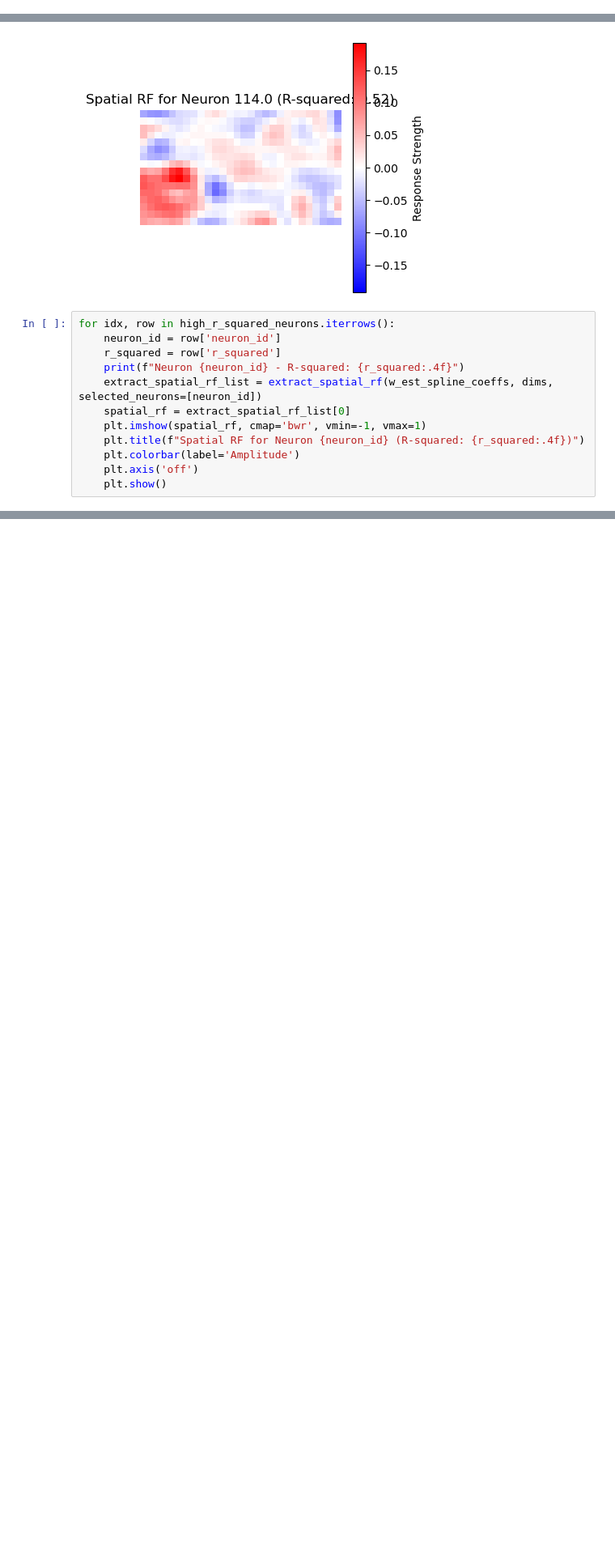
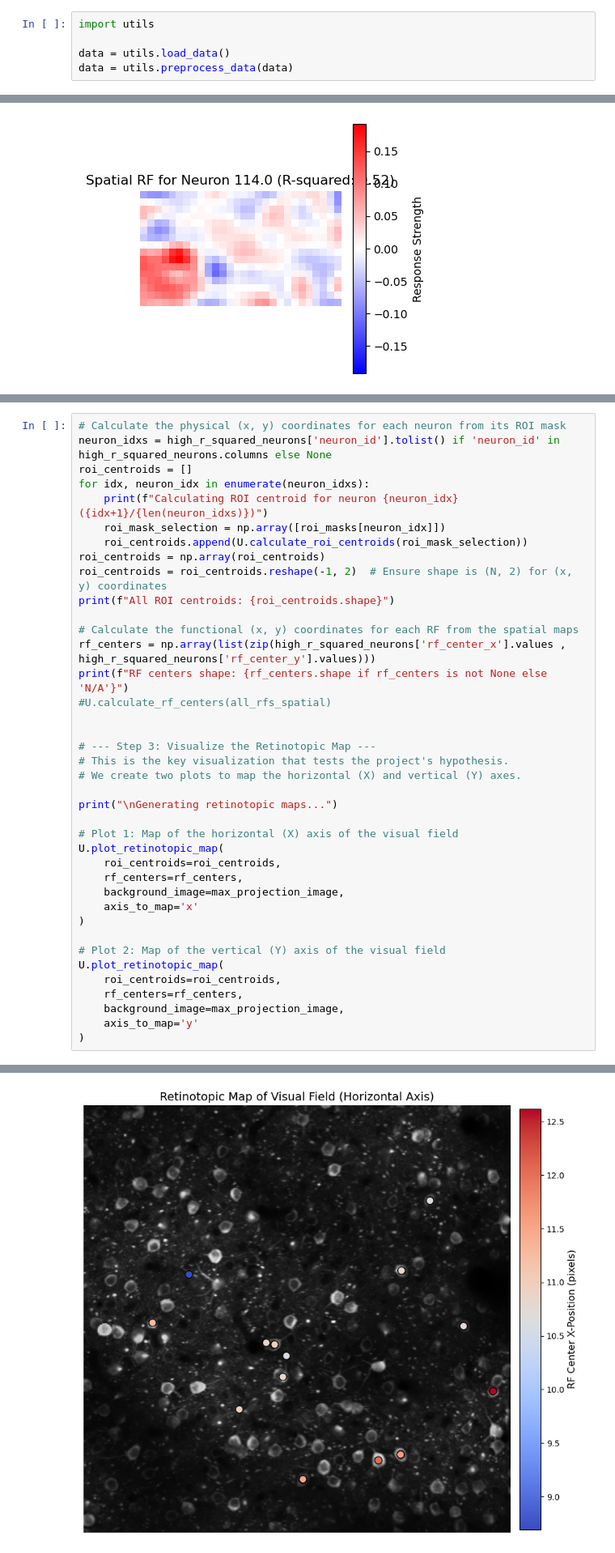
Before and after one commit to ak-andreas/nds-final-project-summer25, a Jupyter notebook: 04-statistical-testing.ipynb, the cells around one changed output, grey strips where cells are left out. Shown at 81% size. Drawn from its saved outputs; the diff is of its cells as text; blank space fills up the shorter version.

```diff
--- a/04-statistical-testing.ipynb
+++ b/04-statistical-testing.ipynb
@@ -34,3 +34,8 @@ Found 2 background data files in 'data/aakarsh/receptive_fields_spline/'
 Loading latest background data from: data/aakarsh/receptive_fields_spline/w_est_spline_coeffs_2025_07_19_18_39_26.npz
 w_est_spline_coeffs loaded with shape: (189, 4480)
 Loaded data keys: KeysView(NpzFile 'data/aakarsh/receptive_fields_spline/w_est_spline_coeffs_2025_07_19_18_39_26.npz' with keys: w_est_spline_coeffs, binned_spikes, flattened_off_stimuli, flattened_on ...
+# %%
+import utils
+
+data = utils.load_data()
+data = utils.preprocess_data(data)
@@ -212,15 +224,3 @@ for idx, row in high_r_squared_neurons.iterrows():
 [figure]
 [figure]
 [figure]
-# %%
-for idx, row in high_r_squared_neurons.iterrows():
-    neuron_id = row['neuron_id']
-    r_squared = row['r_squared']
-    print(f"Neuron {neuron_id} - R-squared: {r_squared:.4f}")
-    extract_spatial_rf_list = extract_spatial_rf(w_est_spline_coeffs, dims, selected_neurons=[neuron_id])
-    spatial_rf = extract_spatial_rf_list[0]
-    plt.imshow(spatial_rf, cmap='bwr', vmin=-1, vmax=1)
-    plt.title(f"Spatial RF for Neuron {neuron_id} (R-squared: {r_squared:.4f})")
-    plt.colorbar(label='Amplitude')
-    plt.axis('off')
-    plt.show()
@@ -775,0 +262,40 @@ DBSCAN Analysis Complete!
+# %%
+# Calculate the physical (x, y) coordinates for each neuron from its ROI mask
+neuron_idxs = high_r_squared_neurons['neuron_id'].tolist() if 'neuron_id' in high_r_squared_neurons.columns else None
+roi_centroids = []
+for idx, neuron_idx in enumerate(neuron_idxs):
+    print(f"Calculating ROI centroid for neuron {neuron_idx} ({idx+1}/{len(neuron_idxs)})")
+    roi_mask_selection = np.array([roi_masks[neuron_idx]])
+    roi_centroids.append(U.calculate_roi_centroids(roi_mask_selection))
+roi_centroids = np.array(roi_centroids)
+roi_centroids = roi_centroids.reshape(-1, 2)  # Ensure shape is (N, 2) for (x, y) coordinates
+print(f"All ROI centroids: {roi_centroids.shape}")
+
+# Calculate the functional (x, y) coordinates for each RF from the spatial maps
+rf_centers = np.array(list(zip(high_r_squared_neurons['rf_center_x'].values , high_r_squared_neurons['rf_center_y'].values)))
+print(f"RF centers shape: {rf_centers.shape if rf_centers is not None else 'N/A'}")
+#U.calculate_rf_centers(all_rfs_spatial)
+
+
+# --- Step 3: Visualize the Retinotopic Map ---
+# This is the key visualization that tests the project's hypothesis.
+# We create two plots to map the horizontal (X) and vertical (Y) axes.
+
+print("\nGenerating retinotopic maps...")
+
+# Plot 1: Map of the horizontal (X) axis of the visual field
+U.plot_retinotopic_map(
+    roi_centroids=roi_centroids,
+    rf_centers=rf_centers,
+    background_image=max_projection_image,
+    axis_to_map='x'
+)
+
+# Plot 2: Map of the vertical (Y) axis of the visual field
+U.plot_retinotopic_map(
+    roi_centroids=roi_centroids,
+    rf_centers=rf_centers,
+    background_image=max_projection_image,
+    axis_to_map='y'
+)
+# %% [output]
@@ -775,0 +319 @@ DBSCAN Analysis Complete!
+[figure, added]
```
Also changed, not shown: parts of 9 cells of this notebook.
